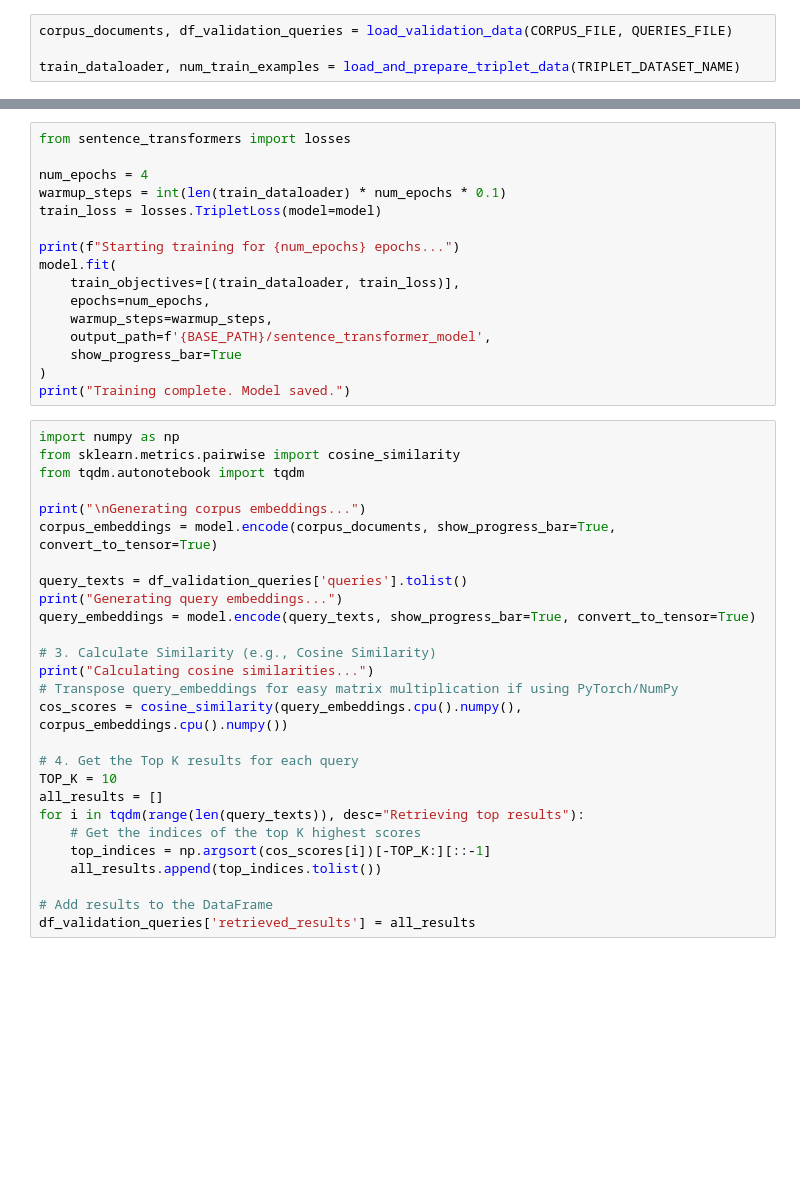
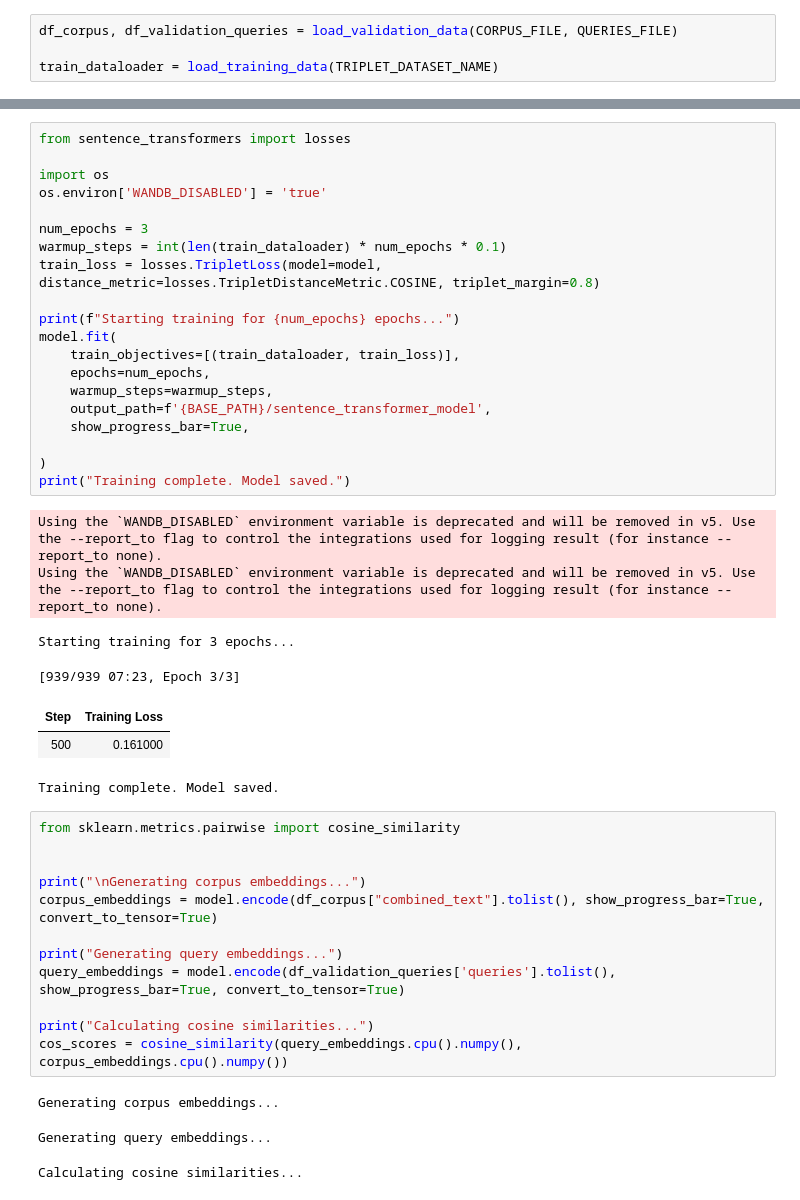
Before and after one commit to e1-m/nlp_7th_sem, a Jupyter notebook: labs/lab5/lab5.ipynb, the cells around one changed output, grey strips where cells are left out. Drawn from its saved outputs; the diff is of its cells as text; blank space fills up the shorter version.

Commit message:
feat(lab5): polish training

```diff
--- a/labs/lab5/lab5.ipynb
+++ b/labs/lab5/lab5.ipynb
@@ -74,6 +52,6 @@ def load_and_prepare_triplet_data(dataset_path):
 # %%
-corpus_documents, df_validation_queries = load_validation_data(CORPUS_FILE, QUERIES_FILE)
+df_corpus, df_validation_queries = load_validation_data(CORPUS_FILE, QUERIES_FILE)
 
-train_dataloader, num_train_examples = load_and_prepare_triplet_data(TRIPLET_DATASET_NAME)
+train_dataloader = load_training_data(TRIPLET_DATASET_NAME)
 # %% [output]
 Loading Validation Corpus and Queries...
@@ -97,43 +79,44 @@ model = SentenceTransformer(modules=[word_embedding_model, pooling_model])
 # %%
 from sentence_transformers import losses
 
-num_epochs = 4
+import os
+os.environ['WANDB_DISABLED'] = 'true'
+
+num_epochs = 3
 warmup_steps = int(len(train_dataloader) * num_epochs * 0.1)
-train_loss = losses.TripletLoss(model=model)
+train_loss = losses.TripletLoss(model=model, distance_metric=losses.TripletDistanceMetric.COSINE, triplet_margin=0.8)
 
 print(f"Starting training for {num_epochs} epochs...")
 model.fit(
     train_objectives=[(train_dataloader, train_loss)],
     epochs=num_epochs,
     warmup_steps=warmup_steps,
     output_path=f'{BASE_PATH}/sentence_transformer_model',
-    show_progress_bar=True
+    show_progress_bar=True,
+
 )
 print("Training complete. Model saved.")
+# %% [output]
+Using the `WANDB_DISABLED` environment variable is deprecated and will be removed in v5. Use the --report_to flag to control the integrations used for logging result (for instance --report_to none).
+Using the `WANDB_DISABLED` environment variable is deprecated and will be removed in v5. Use the --report_to flag to control the integrations used for logging result (for instance --report_to none).
+Starting training for 3 epochs...
+[939/939 07:23, Epoch 3/3]
+| Step | Training Loss |
+| 500 | 0.161000 |
+Training complete. Model saved.
 # %%
-import numpy as np
 from sklearn.metrics.pairwise import cosine_similarity
-from tqdm.autonotebook import tqdm
+
 
 print("\nGenerating corpus embeddings...")
-corpus_embeddings = model.encode(corpus_documents, show_progress_bar=True, convert_to_tensor=True)
+corpus_embeddings = model.encode(df_corpus["combined_text"].tolist(), show_progress_bar=True, convert_to_tensor=True)
 
-query_texts = df_validation_queries['queries'].tolist()
 print("Generating query embeddings...")
-query_embeddings = model.encode(query_texts, show_progress_bar=True, convert_to_tensor=True)
+query_embeddings = model.encode(df_validation_queries['queries'].tolist(), show_progress_bar=True, convert_to_tensor=True)
 
-# 3. Calculate Similarity (e.g., Cosine Similarity)
 print("Calculating cosine similarities...")
-# Transpose query_embeddings for easy matrix multiplication if using PyTorch/NumPy
 cos_scores = cosine_similarity(query_embeddings.cpu().numpy(), corpus_embeddings.cpu().numpy())
-
-# 4. Get the Top K results for each query
-TOP_K = 10
-all_results = []
-for i in tqdm(range(len(query_texts)), desc="Retrieving top results"):
-    # Get the indices of the top K highest scores
-    top_indices = np.argsort(cos_scores[i])[-TOP_K:][::-1]
-    all_results.append(top_indices.tolist())
-
-# Add results to the DataFrame
-df_validation_queries['retrieved_results'] = all_results
+# %% [output]
+Generating corpus embeddings...
+Generating query embeddings...
+Calculating cosine similarities...
```
Also changed, not shown: parts of 8 cells of this notebook.
